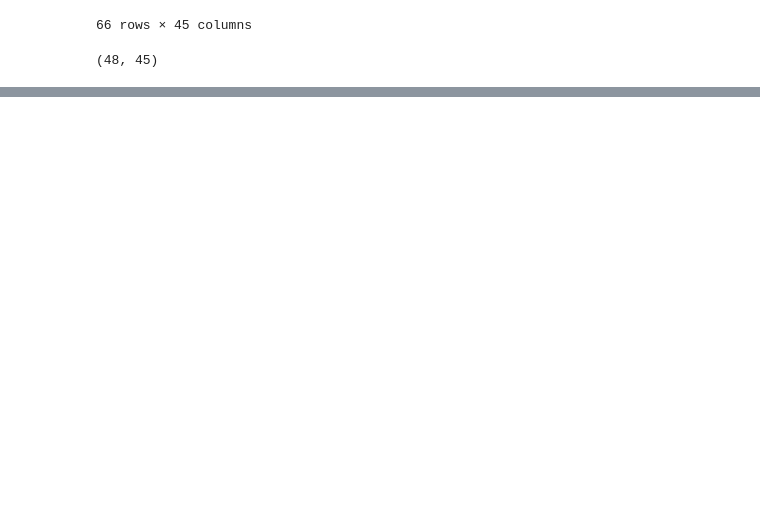
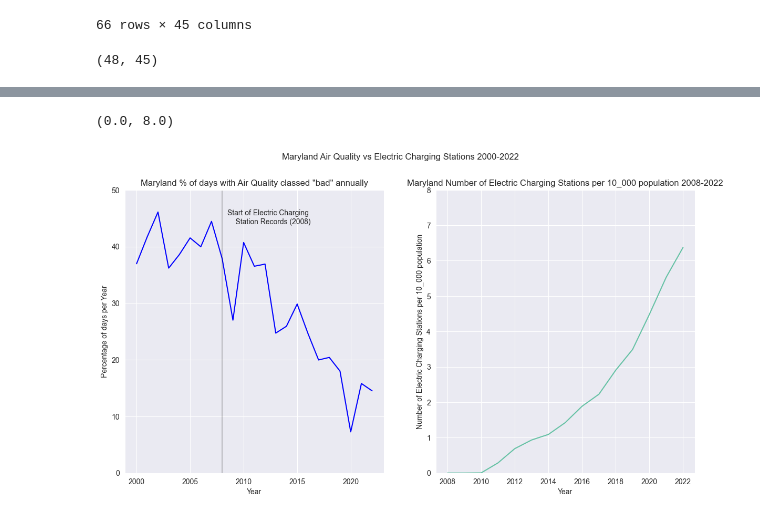
Before and after one commit to boay00/group-project-ev, a Jupyter notebook: code/bede-eda.ipynb, the cells around one changed output, grey strips where cells are left out. Cells and saved outputs as stored; diff of their text form; code cells hidden in the pictures; blank space fills up the shorter version.

```diff
--- a/code/bede-eda.ipynb
+++ b/code/bede-eda.ipynb
@@ -460,0 +598,26 @@ st_stations.drop([1,11], inplace = True)
+# %%
+sns.set_style('darkgrid')
+fig, axs = plt.subplots(1, 2, figsize = (14, 7))
+fig.suptitle('Maryland Air Quality vs Electric Charging Stations 2000-2022')
+axs[0] = sns.lineplot(x = aq[aq.state == 'Maryland'].year,
+                  y = aq[aq.state == 'Maryland'].pct_bad_days * 100,
+                     ax = axs[0],
+                     color = 'blue')
+axs[0].axvline(2008, alpha = 0.2, color = 'black')
+axs[0].text(2008.5, 44, '''Start of Electric Charging
+    Station Records (2008)''', fontsize=10, zorder = 11)
+axs[0].set(title = 'Maryland % of days with Air Quality classed "bad" annually',
+           xlabel = 'Year',
+           ylabel = 'Percentage of days per Year')
+axs[0].set_ylim(0,50)
+
+axs[1] = sns.lineplot(x = pop_stations[pop_stations.state == 'Maryland'].year,
+                  y = pop_stations[pop_stations.state == 'Maryland'].electric_by_pop,
+                     ax = axs[1])
+axs[1].set(title = 'Maryland Number of Electric Charging Stations per 10_000 population 2008-2022',
+           xlabel = 'Year',
+           ylabel = 'Number of Electric Charging Stations per 10_000 population')
+axs[1].set_ylim(0,8)
+# %% [output]
+(0.0, 8.0)
+[figure, added]
```
Also changed, not shown: parts of 40 cells of this notebook, 2 other files.
